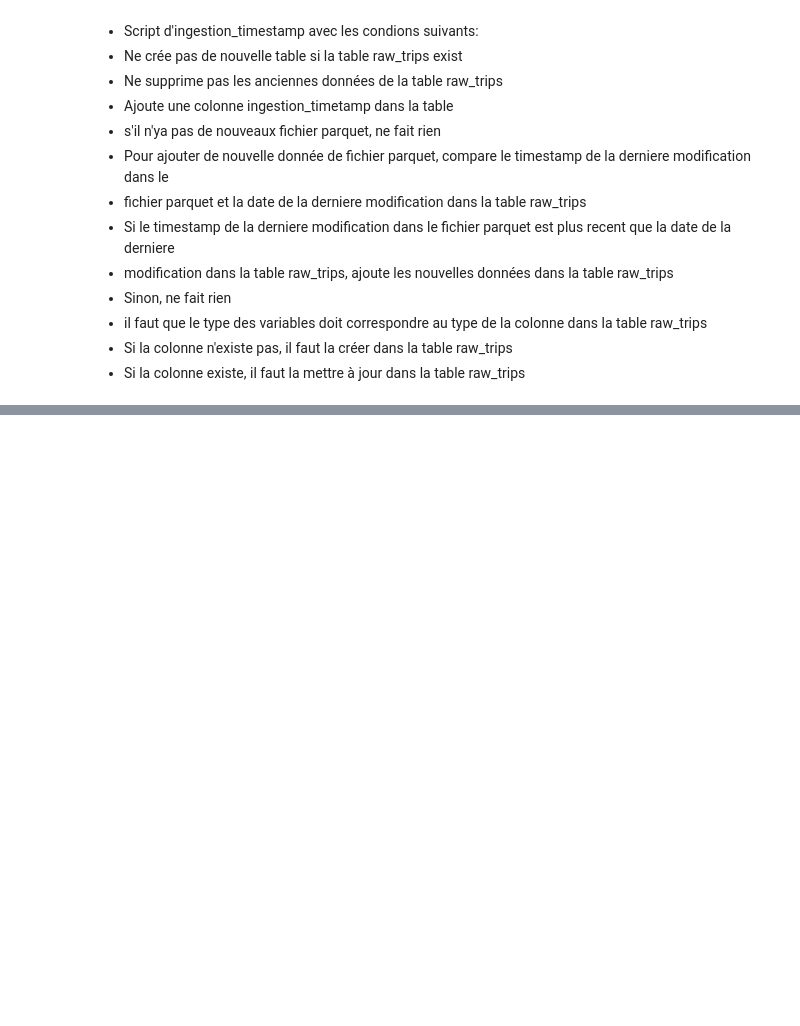
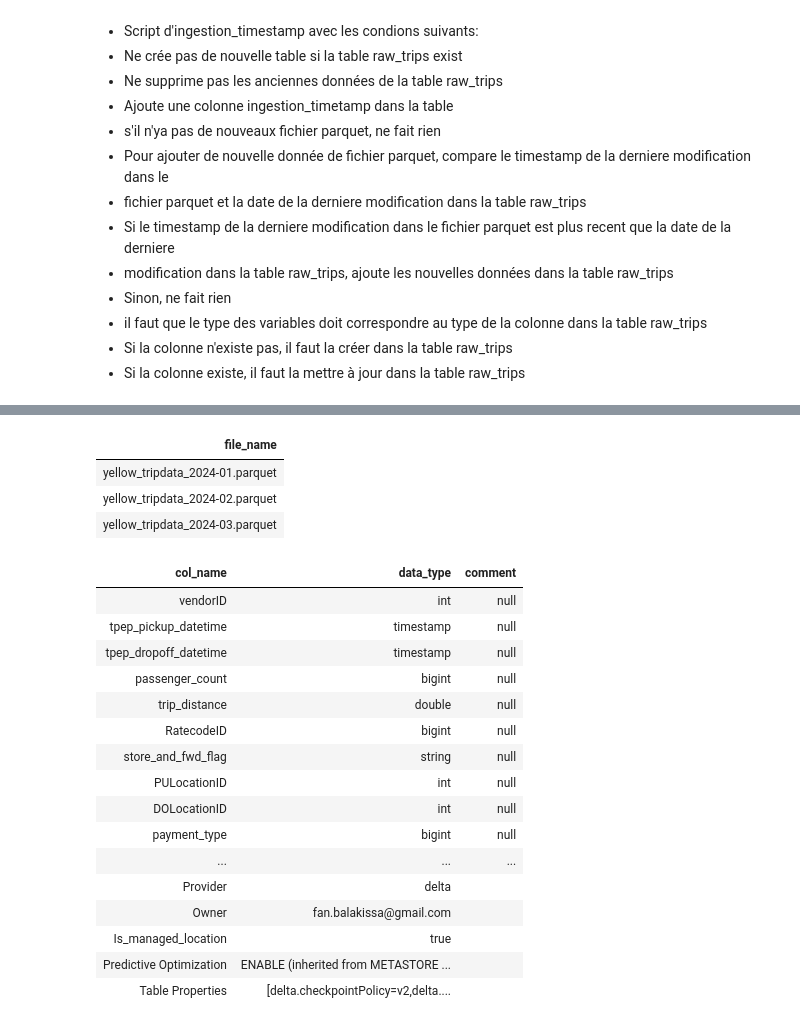
Before and after one commit to DIARA/fan_diarra, a Jupyter notebook: Bronze_Layer.ipynb, the cells around one changed output, grey strips where cells are left out. Drawn from its saved outputs; the diff is of its cells as text; code cells hidden in the pictures; blank space fills up the shorter version.

```diff
--- a/Bronze_Layer.ipynb
+++ b/Bronze_Layer.ipynb
@@ -186,2 +230,33 @@ SELECT * FROM raw_trips LIMIT 10;
+# %%
+%sql
+SELECT DISTINCT file_name
+FROM raw_trips
+ORDER BY file_name;
+# %% [output]
+| file_name |
+| yellow_tripdata_2024-01.parquet |
+| yellow_tripdata_2024-02.parquet |
+| yellow_tripdata_2024-03.parquet |
+# %%
+%sql
+DESCRIBE EXTENDED raw_trips;
+# %% [output]
+| col_name | data_type | comment |
+| vendorID | int | null |
+| tpep_pickup_datetime | timestamp | null |
+| tpep_dropoff_datetime | timestamp | null |
+| passenger_count | bigint | null |
+| trip_distance | double | null |
+| RatecodeID | bigint | null |
+| store_and_fwd_flag | string | null |
+| PULocationID | int | null |
+| DOLocationID | int | null |
+| payment_type | bigint | null |
+| ... | ... | ... |
+| Provider | delta |  |
+| Owner | fan.balakissa@gmail.com |  |
+| Is_managed_location | true |  |
+| Predictive Optimization | ENABLE (inherited from METASTORE ... |  |
+| Table Properties | [delta.checkpointPolicy=v2,delta.... |  |
 # %%
 %sql
```
Also changed, not shown: parts of 10 cells of this notebook, 1 other file.
